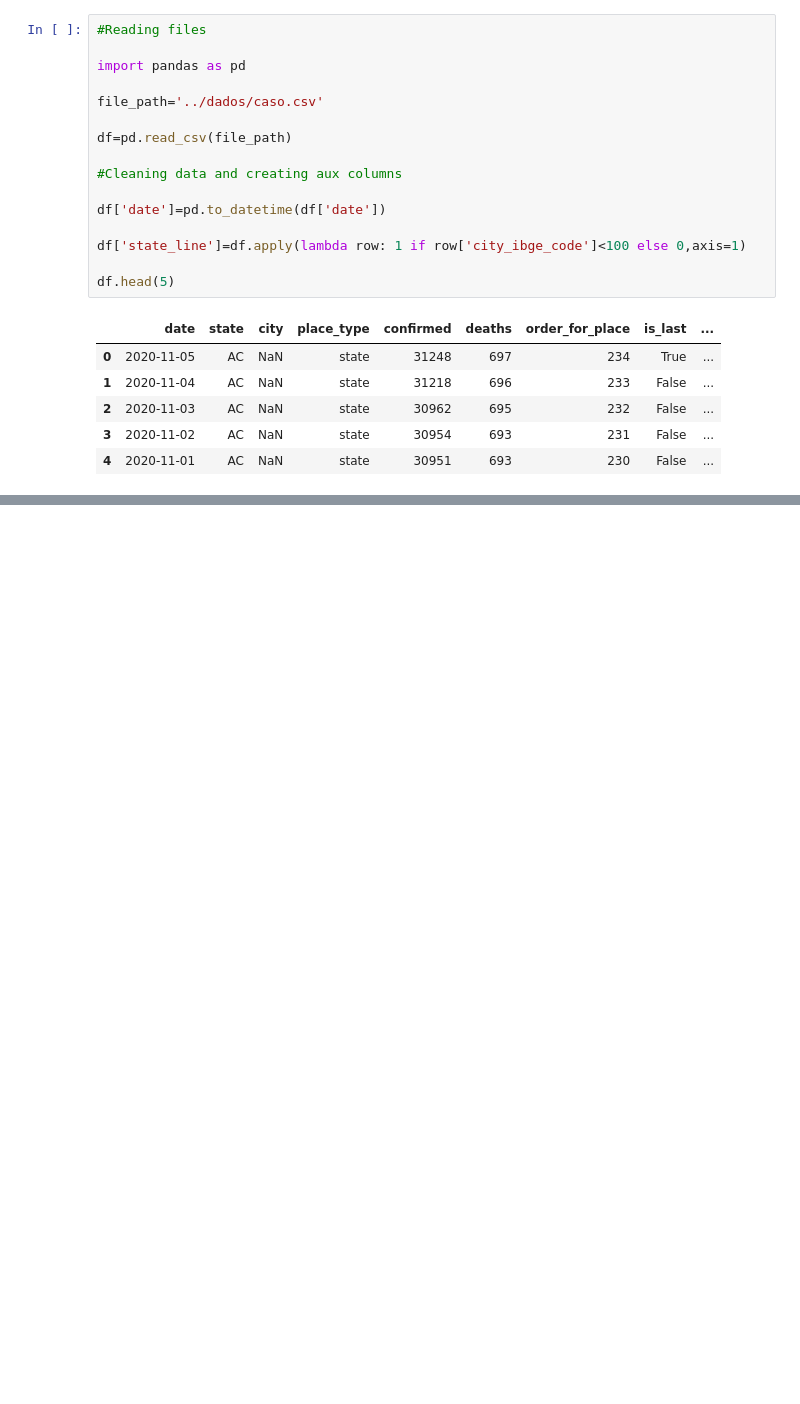
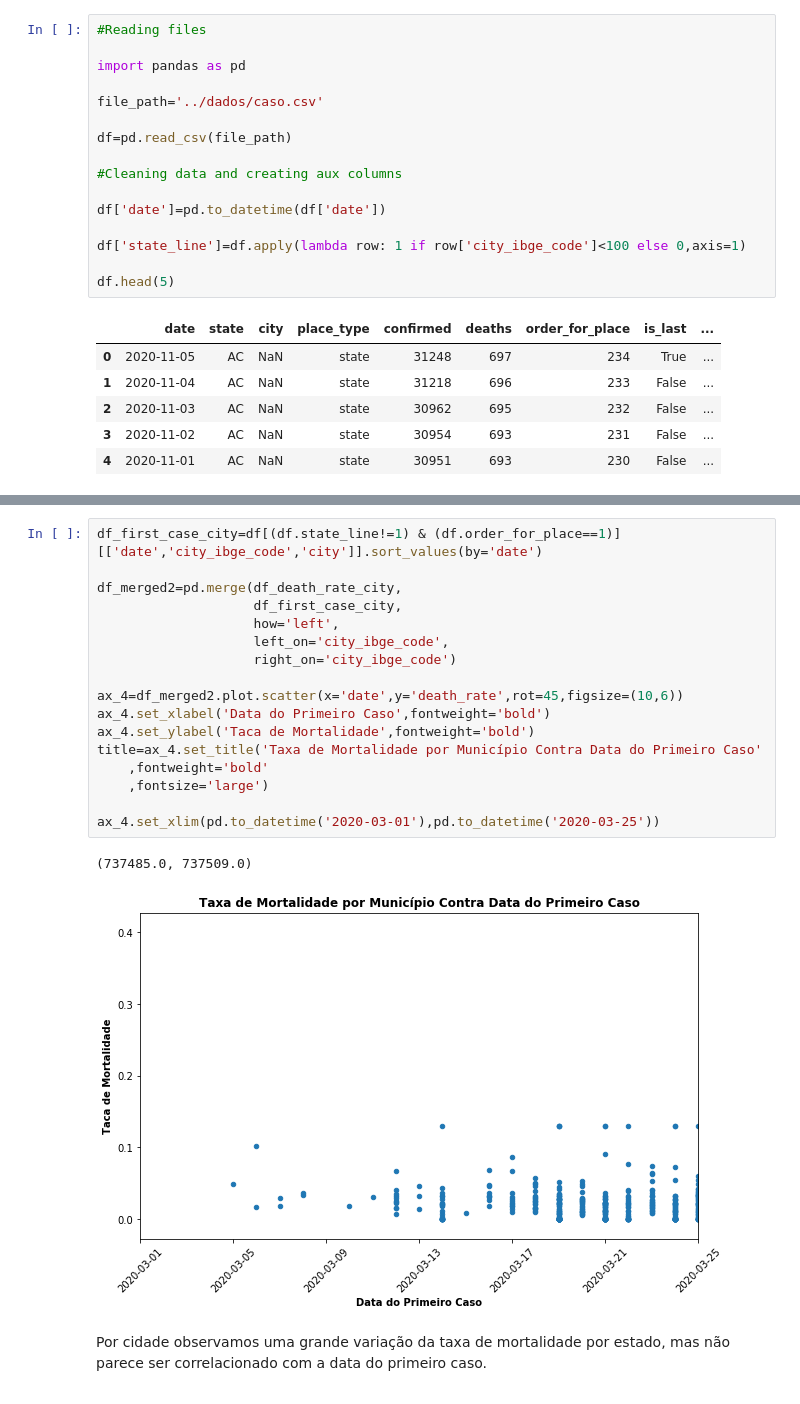
Before and after one commit to paulo-smcs/projetos_bootcamp_alura, a Jupyter notebook: Mod1/modulo1.ipynb, the cells around one changed output, grey strips where cells are left out. Saved outputs shown, nothing was run; the diff lists cells and outputs as text; blank space fills up the shorter version.

```diff
--- a/Mod1/modulo1.ipynb
+++ b/Mod1/modulo1.ipynb
@@ -79,0 +99,22 @@ df_first_case
+# %%
+df_first_case_city=df[(df.state_line!=1) & (df.order_for_place==1)][['date','city_ibge_code','city']].sort_values(by='date')
+
+df_merged2=pd.merge(df_death_rate_city,
+                    df_first_case_city,
+                    how='left',
+                    left_on='city_ibge_code',
+                    right_on='city_ibge_code')
+
+ax_4=df_merged2.plot.scatter(x='date',y='death_rate',rot=45,figsize=(10,6))
+ax_4.set_xlabel('Data do Primeiro Caso',fontweight='bold')
+ax_4.set_ylabel('Taca de Mortalidade',fontweight='bold')
+title=ax_4.set_title('Taxa de Mortalidade por Município Contra Data do Primeiro Caso'
+    ,fontweight='bold'
+    ,fontsize='large')
+
+ax_4.set_xlim(pd.to_datetime('2020-03-01'),pd.to_datetime('2020-03-25'))
+# %% [output]
+(737485.0, 737509.0)
+[figure, added]
+# %% [markdown]
+<p>Por cidade observamos uma grande variação da taxa de mortalidade por estado, mas não parece ser correlacionado com a data do primeiro caso.<p>
```
Also changed, not shown: parts of 9 cells of this notebook.
